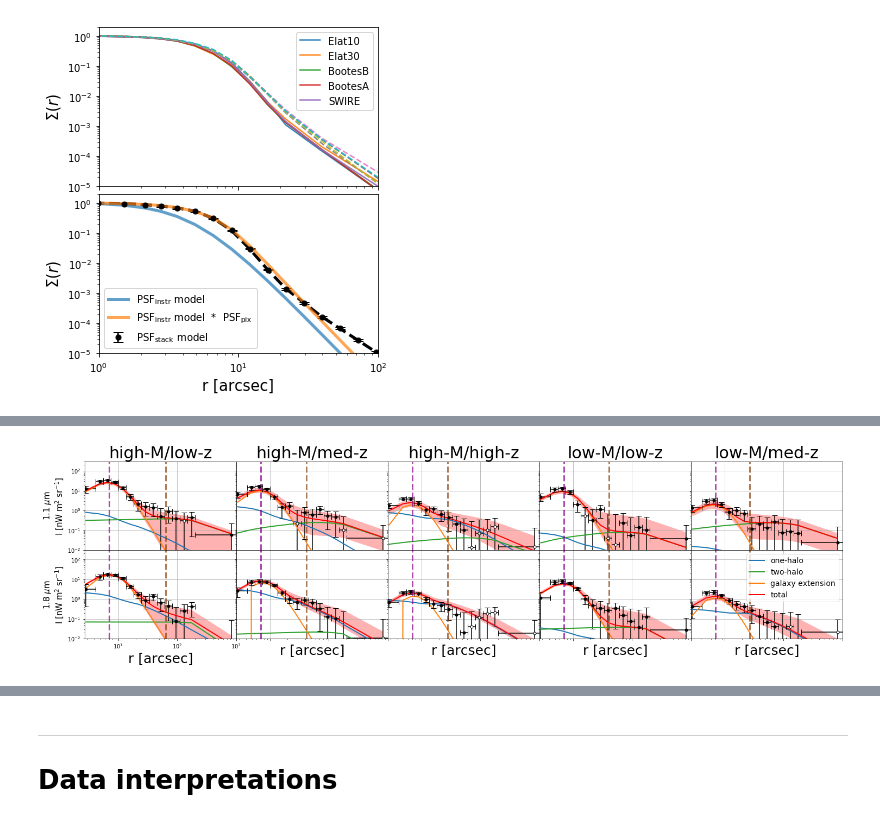
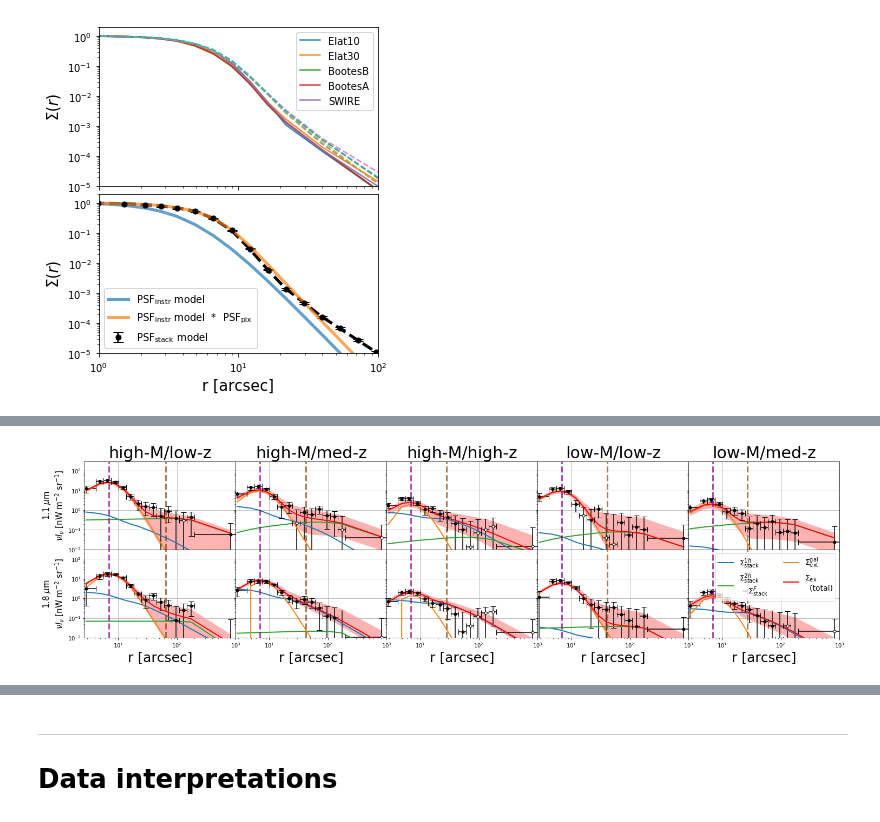
Before and after one commit to yuntingcheng/python_ciber, a Jupyter notebook: stack_modelfit/paperfigs.ipynb, the cells around one changed output, grey strips where cells are left out. Cells and saved outputs as stored; diff of their text form; code cells hidden in the pictures.

```diff
--- a/stack_modelfit/paperfigs.ipynb
+++ b/stack_modelfit/paperfigs.ipynb
@@ -144,11 +144,11 @@ for inst in [1,2]:
                  ax=ax[0][inst-1], color='k',
                  label= r'$\Sigma_{\rm stack}$ (%d galaxies)'% stackdat['Nsrc'])
     ax[0][inst-1].loglog(stackdat['rbins'],stackdat['PSF']['profcb'],
-                  'C1', alpha=0.7, lw=3, label=r'$PSF_{\rm stack}$')
+                  'C1:', lw=3, label=r'$PSF_{\rm stack}$')
     ax[0][inst-1].set_ylim([1e-1,2e3])
     ax[0][inst-1].set_xlim([5e-1,1.5e3])
     ax[0][inst-1].grid()
-    ax[0][0].set_ylabel('I [nW m$^2$ sr$^{-1}$]', fontsize=15)
+    ax[0][0].set_ylabel(r'$\nu I_\nu$ [nW m$^{-2}$ sr$^{-1}$]', fontsize=15)
     ax[0][0].set_title('1.1 $\mu$m, %s, '%fieldnamedict[ifield] \
                        + 'mag bin #2', fontsize=15)
     ax[0][1].set_title('1.8 $\mu$m, %s, '%fieldnamedict[ifield] \
@@ -164,7 +164,7 @@ for inst in [1,2]:
                  label=r'$\Sigma_{\rm ex}=\Sigma_{\rm stack} - PSF_{\rm stack}$')
     ax[1][inst-1].set_ylim([3e-2,1e2])
     ax[1][inst-1].set_xlim([5e-1,1.5e3])
-    ax[1][0].set_ylabel('I [nW m$^2$ sr$^{-1}$]', fontsize=15)
+    ax[1][0].set_ylabel(r'$\nu I_\nu$ [nW m$^{-2}$ sr$^{-1}$]', fontsize=15)
     ax[1][inst-1].grid()
     ax[1][1].legend(fontsize=12)
     ax[1][inst-1].axvline(66, c='saddlebrown', lw=3, alpha=0.7,ls='--')
@@ -188,7 +188,7 @@ for inst in [1,2]:
     ax[2][inst-1].set_ylim([3e-2,1e2])
     ax[2][inst-1].set_xlim([5e-1,1.5e3])
     ax[2][inst-1].grid()
-    ax[2][0].set_ylabel('I [nW m$^2$ sr$^{-1}$]', fontsize=15)
+    ax[2][0].set_ylabel(r'$\nu I_\nu$ [nW m$^{-2}$ sr$^{-1}$]', fontsize=15)
     ax[2][inst-1].set_xlabel('r [arcsec]', fontsize=15)
     ax[2][1].legend(fontsize=12)
     ax[2][inst-1].axvline(66, c='saddlebrown', lw=3, alpha=0.7,ls='--')
@@ -956,6 +1189,11 @@ for j,inst in enumerate([1,2]):
                                                 fitparamdat['Re2']-fitparamdat['Re2_low']))
                 if fitparamdat95['A1h_low']==0:
                     print('A1h < %.2f'%fitparamdat95['A1h_high'])
+                    if im is None:
+                        print('A1h=%.2f+%.2f-%.2f'%(fitparamdat['A1h'],
+                                                    fitparamdat['A1h_high']-fitparamdat['A1h'],
+                                                    fitparamdat['A1h']-fitparamdat['A1h_low']))
+
                 else:
                     print('A1h=%.2f+%.2f-%.2f'%(fitparamdat['A1h'],
                                                 fitparamdat['A1h_high']-fitparamdat['A1h'],
@@ -1046,7 +1284,7 @@ ax[0][0].set_title(r'1.1 $\mu$m', fontsize=30)
 ax[0][1].set_title(r'1.8 $\mu$m', fontsize=30)
 plt.subplots_adjust(wspace=0.1)
 
-plt.savefig('plots/paperfig/params_best%d.pdf'%ci, dpi = 150, bbox_inches='tight')
+# plt.savefig('plots/paperfig/params_best%d.pdf'%ci, dpi = 150, bbox_inches='tight')
 # %% [output]
 (mag bin) inst=1, # 0
 Re2 < 2.76
@@ -1077,7 +1457,6 @@ for inst in [1,2]:
                                             [-22,-22,-22,-21,-21],
                                             [64,42,28,41,27],
         ['high-M/low-z','high-M/med-z','high-M/high-z','low-M/low-z','low-M/med-z'])):
-
         m_min, m_max = magbindict['m_min'][im], magbindict['m_max'][im]
         savename='mcmc_3par_joint_m%d_%d_Mabs%d_%d.npy'%(m_min,m_max,M_min,M_max)
         fitparamdat = get_mcmc_fit_params_3par(inst,im, ifield=None,savename=savename)
@@ -1093,6 +1472,7 @@ for inst in [1,2]:
         prof1h_arr, prof1h_arr_low, prof1h_arr_high = 0, 0, 0
         prof2h_arr, prof2h_arr_low, prof2h_arr_high = 0, 0, 0
         for ifield in [4,5,6,7,8]:
+            print(inst, i, ifield)
             param_fit = fit_stacking_mcmc(inst, ifield, im, m_min, m_max,
                                           Mabs_min=M_min, Mabs_max=M_max)
 
@@ -1138,40 +1518,45 @@ for inst in [1,2]:
         prof2h_arr_high /= 5
         profd_arr /= profd_err
         profd_err = np.sqrt(1 / profd_err)
 
         r_arr = param_fit.rsubbins
         rbinedges = param_fit.rsubbinedges
 
-        ax[inst-1][i].loglog(r_arr, prof1h_arr,'C0', lw=2, label=r'one-halo')
-        ax[inst-1][i].loglog(r_arr, prof2h_arr,'C2', lw=2, label=r'two-halo')
-        ax[inst-1][i].loglog(r_arr, profex_arr,'C1', lw=2, label=r'galaxy extension')
-        ax[inst-1][i].loglog(r_arr, profex_arr + prof1h_arr + prof2h_arr,'r-', lw=2, label = 'total')
+        ax[inst-1][i].loglog(r_arr, prof1h_arr,'C0', lw=2,
+                             label=r'$\Sigma^{1h}_{\rm stack}$')
+        ax[inst-1][i].loglog(r_arr, prof2h_arr,'C2', lw=2,
+                        label=r'$\Sigma^{2h}_{\rm stack}$'+'\n'+r' $-\Sigma^{F}_{\rm stack}$')
+        ax[inst-1][i].loglog(r_arr, profex_arr,'C1', lw=2, label=r'$\Sigma^{\rm gal}_{\rm ext}$')
+        ax[inst-1][i].loglog(r_arr, profex_arr + prof1h_arr + prof2h_arr,'r-', lw=2,
+                             label = r'$\Sigma_{\rm ex}$'+ '\n  (total)')
         ax[inst-1][i].fill_between(r_arr, profex_arr_low + prof1h_arr_low + prof2h_arr_low,
-                           profex_arr_high + prof1h_arr_high + prof2h_arr_high, facecolor='r', alpha=0.3)
+                           profex_arr_high + prof1h_arr_high + prof2h_arr_high,
+                                   facecolor='r', alpha=0.3)
         plot_err_log(r_arr,
                      profd_arr,
                      profd_err,
                      xedges = rbinedges,
                      ax=ax[inst-1][i], color='k')
 
         ax[inst-1][i].set_ylim([1e-2,3e2])
         ax[inst-1][i].set_xlim([2.7,1e3])
         ax[inst-1][i].grid()
         ax[1][i].set_xlabel('r [arcsec]', fontsize=25)
         ax[0][i].set_title(name, fontsize=30)
         ax[inst-1][i].axvline(R200, c='saddlebrown', lw=3, alpha=0.7,ls='--')
         ax[inst-1][i].axvline(7, c='darkmagenta',lw=3, alpha=0.7,ls='--')
 
         ax[0][i].tick_params(labelsize=10,labelbottom=False)
         if i!=0:
-            ax[inst-1][i].tick_params(labelsize=10,labelbottom=False,labelleft=False)
+            ax[inst-1][i].tick_params(labelsize=10,labelleft=False)
 
-ax[0][0].set_ylabel(r'1.1 $\mu$m' + '\n' + r'I [nW m$^2$ sr$^{-1}$]', fontsize=15)
-ax[1][0].set_ylabel(r'1.8 $\mu$m' + '\n' + r'I [nW m$^2$ sr$^{-1}$]', fontsize=15)
-ax[1][-1].legend(fontsize=14)
+ax[0][0].set_ylabel(r'1.1 $\mu$m' + '\n' + r'$\nu I_\nu$ [nW m$^{-2}$ sr$^{-1}$]', fontsize=15)
+ax[1][0].set_ylabel(r'1.8 $\mu$m' + '\n' + r'$\nu I_\nu$ [nW m$^{-2}$ sr$^{-1}$]', fontsize=15)
+ax[1][-1].legend(fontsize=14, ncol=2)
 
 plt.subplots_adjust(hspace=0, wspace=0)
 
 plt.savefig('plots/paperfig/excess_profile_fit.pdf', dpi = 150, bbox_inches='tight')
+clear_output()
 # %% [output]
-[figure, old version]
+[figure, new version]
```
Also changed, not shown: parts of 50 cells of this notebook.
